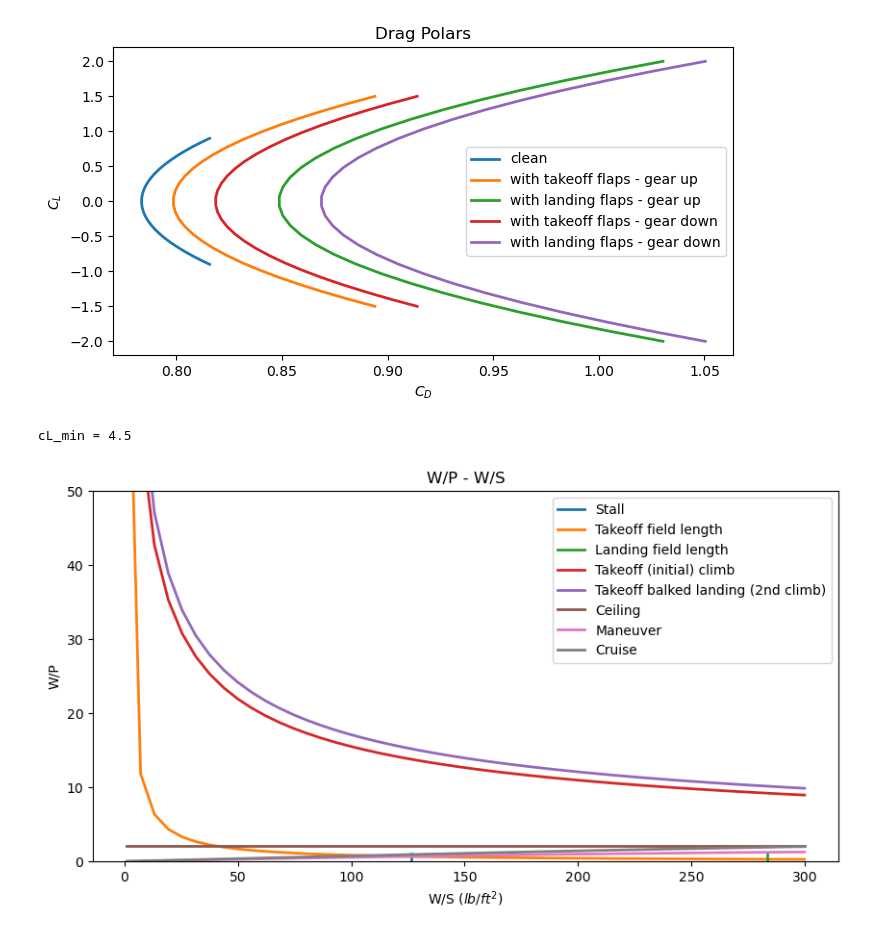
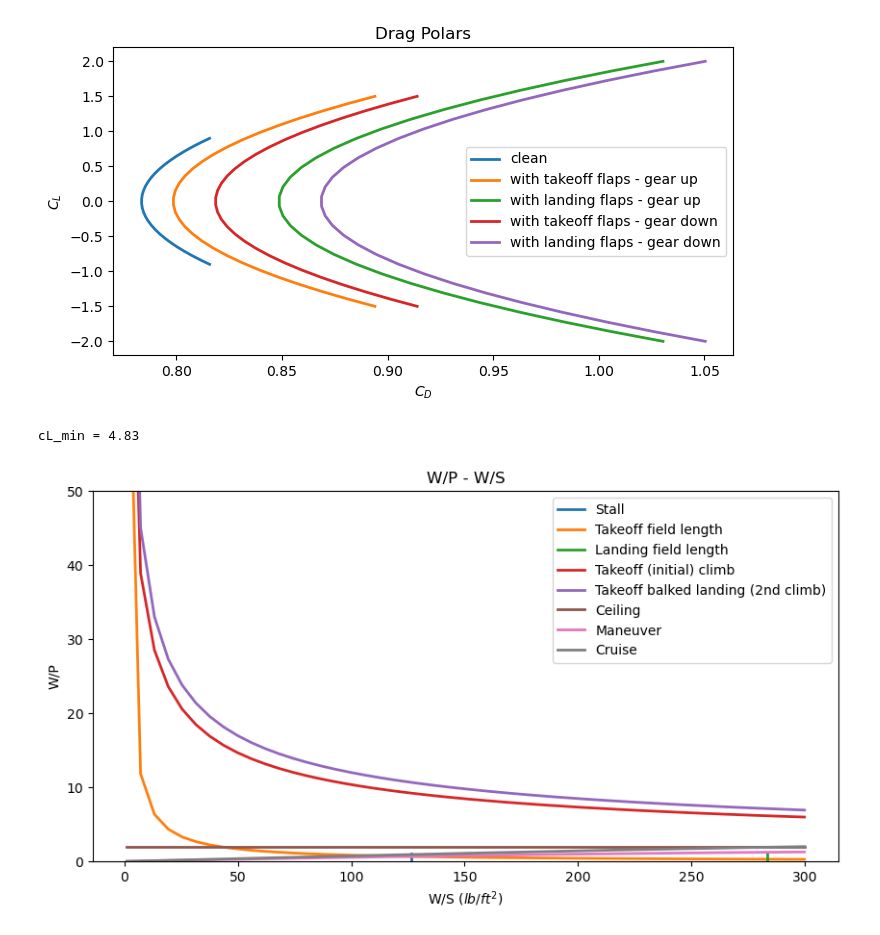
Before and after one commit to VaishnaviK003/Group9-EAE-130-A-B-UCDavis-2025-GatewayToBlueSkies, a Jupyter notebook: Assignment3.ipynb, the cells around one changed output. Cells and saved outputs as stored; diff of their text form; code cells hidden in the pictures.

```diff
--- a/Assignment3.ipynb
+++ b/Assignment3.ipynb
@@ -187,8 +187,8 @@ WS_landing = ( (s_landing - s_a) / 80 ) * (rho_condition / rho) * cL_max
 # Glide Constrain - set T/W = 0 and find the min C_L and we have to do this for single engine aircraft
 #Referencing Raymer's text pg. 146
 # C_L = W/qS and W/qS is given as the following equation
-G1 = 0.012 #float(input("Enter the climb gradient of the aircraft during initial climb (G): ")) # G is the climb gradient - ratio between vertical and horizontal distance traveled
-G2 = 0.012 #float(input("Enter the climb gradient of the aircraft during balked landing (G): "))
+G1 = 0.04 #float(input("Enter the climb gradient of the aircraft during initial climb (G): ")) # G is the climb gradient - ratio between vertical and horizontal distance traveled
+G2 = 0.04 #float(input("Enter the climb gradient of the aircraft during balked landing (G): "))
 #Plugging in -G as glide is a climb in the negative direction and setting T/W = 0
 cd_0 = parasite_drag_coeff + delta_cD0_landing_flaps + delta_cD0_landing_gear
 cL_min = (-(-G1) + math.sqrt((-(-G1))**2 + (4 * cd_0 / (AR * math.pi * eff_landing_flaps)))) / (2 / (math.pi * AR * eff_landing_flaps))
@@ -199,7 +199,7 @@ print("cL_min = " + str(round(cL_min, 2)))
 
 # Climb - formulas using from Matabook pg. 41
 L_D_climb = 10 #float(input("Enter the Lift-to-Drag ratio during climb: "))
-cL_max_climb = 3 # float(input("Enter the cL_max during climb: "))
+cL_max_climb = 2 # float(input("Enter the cL_max during climb: "))
 # Note that the L / D for climb might be lower than the L / D during cruising ﬂight,
 # especially during initial climb when the gear and ﬂaps might still be down. - Raymer's text pg. 125
 #V_vertical = float(input("Enter the vertical velocity during climb (ft/s): "))
@@ -213,14 +213,14 @@ power_weight_ratio_climb1 = ((((G1 + (1 / L_D_climb)) / (math.sqrt((cL_max_climb
 # the + 0.2 comes from Roskam recommending a margin of 0.2 to the CLmax corresponding to the climb configuration. - Metabook pg. 41
 
 #corrected ratio
-power_weight_ratio_climb_takeoff1 = (W_4 / W_0) * power_weight_ratio_climb1
+power_weight_ratio_climb_takeoff1 = ((W_4 / W_0)**1.5) * power_weight_ratio_climb1
 
 # G >= 0.03 - balked landing
 power_weight_ratio_climb2 = ((((G2 + (1 / L_D_climb)) / (math.sqrt((cL_max_climb + 0.2)))) *
                             (WS ** 0.5)) / (18.97 * eta_p * (rho_condition/rho)))
 
 #corrected ratio
-power_weight_ratio_climb_takeoff2 = (W_9 / W_0) * power_weight_ratio_climb2
+power_weight_ratio_climb_takeoff2 = ((W_9 / W_0)**1.5) * power_weight_ratio_climb2
 
 
 # Ceiling - Metabook pg. 42
@@ -237,32 +237,32 @@ n = 1.5 # float(input("Enter the load factor (#g): "))
 thurst_weight_ratio_maneuver = (( q * parasite_drag_coeff ) / WS) + (WS * (n**2 / (q * math.pi * AR * eff_clean)))
 
 power_weight_ratio_maneuver = pwr(thurst_weight_ratio_maneuver, eta_p, V)
 
 # Cruise - metabook pg. 43
 power_weight_ratio_cruise = ((q * V * (parasite_drag_coeff + (((WS**2) * (W_5 / W_0)**2) / ((q**2) * math.pi * AR * eff_clean)))) /
                              (550 * eta_p * WS)) * (0.75) # since P_cruise is around 75% to 80% of rated power - from metabook pg. 43
 
 
 WS_stall = WS_stall * math.ones(50)
 WS_landing = WS_landing * math.ones(50)
 power_weight_ratio_ceiling = power_weight_ratio_ceiling * math.ones(50)
 
 plt.figure(figsize=(10,5))
 plt.title('W/P - W/S')
 plt.xlabel("W/S $(lb/ft^2)$")
 plt.ylabel("W/P")
 plt.plot(WS_stall, math.linspace(0,1,50), label='Stall', linestyle='-', linewidth=2)
 plt.plot(WS, (1/power_weight_ratio_takeoff), label='Takeoff field length', linestyle='-', linewidth=2)
 plt.plot(WS_landing, math.linspace(0,1,50), label='Landing field length', linestyle='-', linewidth=2)
 plt.plot(WS, (1/power_weight_ratio_climb_takeoff1), label='Takeoff (initial) climb', linestyle='-', linewidth=2)
 plt.plot(WS, (1/power_weight_ratio_climb_takeoff2), label='Takeoff balked landing (2nd climb)', linestyle='-', linewidth=2)
 plt.plot(WS, (1/power_weight_ratio_ceiling), label='Ceiling', linestyle='-', linewidth=2)
 plt.plot(WS, (1/power_weight_ratio_maneuver), label='Maneuver', linestyle='-', linewidth=2)
 plt.plot(WS, (1/power_weight_ratio_cruise), label='Cruise', linestyle='-', linewidth=2)
 plt.ylim(0, 50)
 plt.legend(loc='best')
 plt.show()
 # %% [output]
 [figure]
-cL_min = 4.5
+cL_min = 4.83
-[figure, old version]
+[figure, new version]
```
